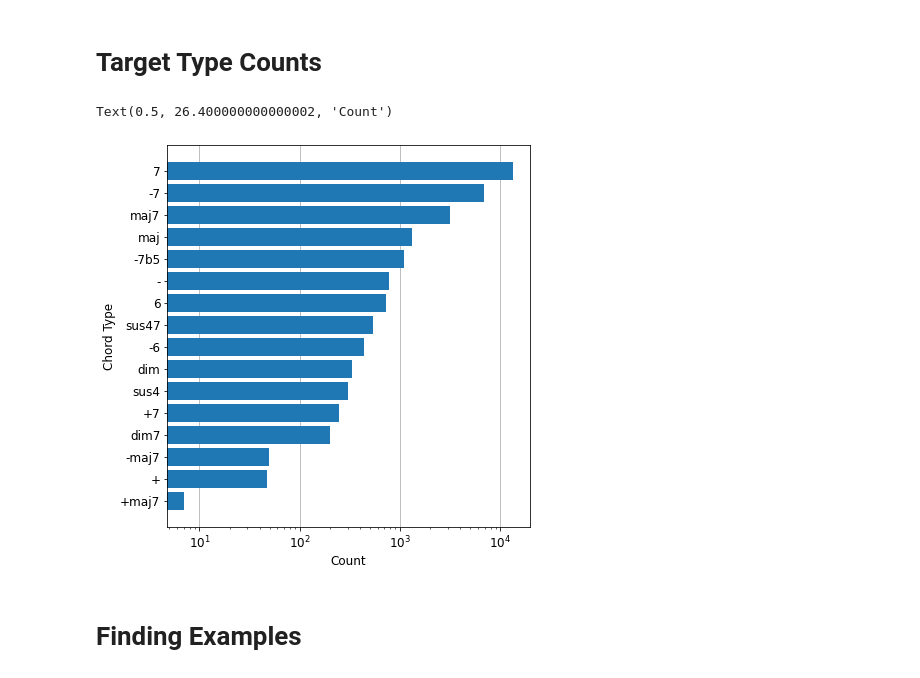
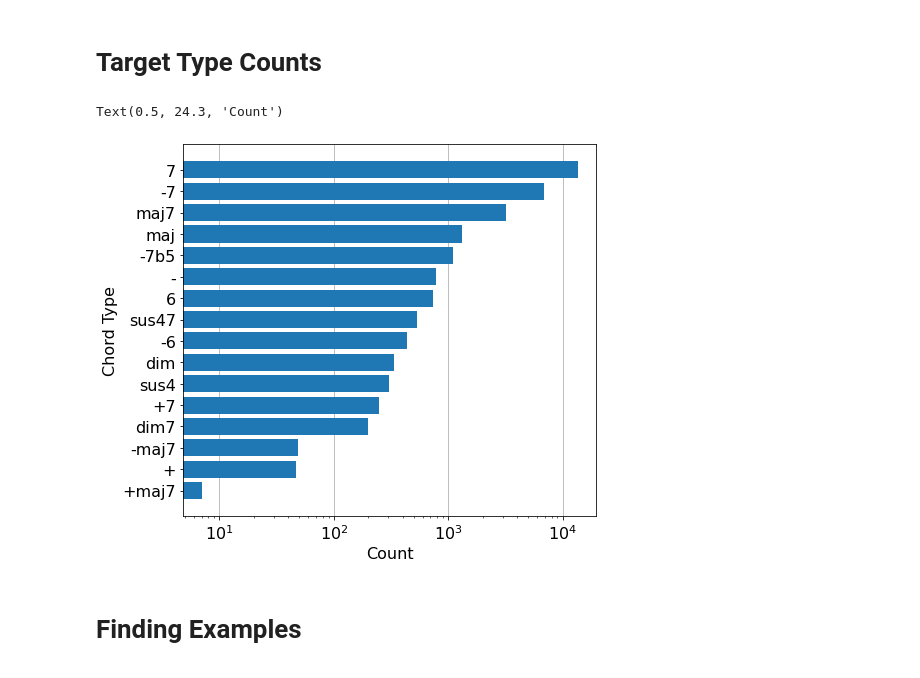
Before and after one commit to DCMLab/chord-eval, a Jupyter notebook: Evaluation.ipynb, the cells around one changed output. Cells and saved outputs as stored; diff of their text form; code cells hidden in the pictures.

```diff
--- a/Evaluation.ipynb
+++ b/Evaluation.ipynb
@@ -525,33 +525,33 @@ Baseline with: 0.0 overall: 0.0
 # %% [markdown]
 # Target Type Counts
 # %%
-plt.rcParams['font.size'] = 12
+plt.rcParams['font.size'] = 16
 
-fig, ax = plt.subplots(figsize=(6,6))
+fig, ax = plt.subplots(figsize=(7,6))
 
 plt.semilogx()
 plt.tight_layout()
 
 counts = list(data["target_type"].value_counts())
 labels = list(data["target_type"].value_counts().index)
 
 labels[3] = "maj"
 labels[4] = "-7b5"
 labels[-5] = "+7"
 labels[-1] = "+maj7"
 
 b1 = ax.barh(np.arange(len(labels)) / 2, list(reversed(counts)), height=0.4, zorder=2)
 
 ax.set_yticks(np.arange(len(labels)) / 2)
 ax.set_yticklabels(list(reversed(labels)))
 
 ax.grid(axis = 'x', zorder=1)
 
 ax.set_ylabel("Chord Type")
 ax.set_xlabel("Count")
 # %% [output]
-Text(0.5, 26.400000000000002, 'Count')
+Text(0.5, 24.3, 'Count')
-[figure, old version]
+[figure, new version]
 # %% [markdown]
 # Finding Examples
 # %%
```
Also changed, not shown: parts of 2 cells of this notebook.
